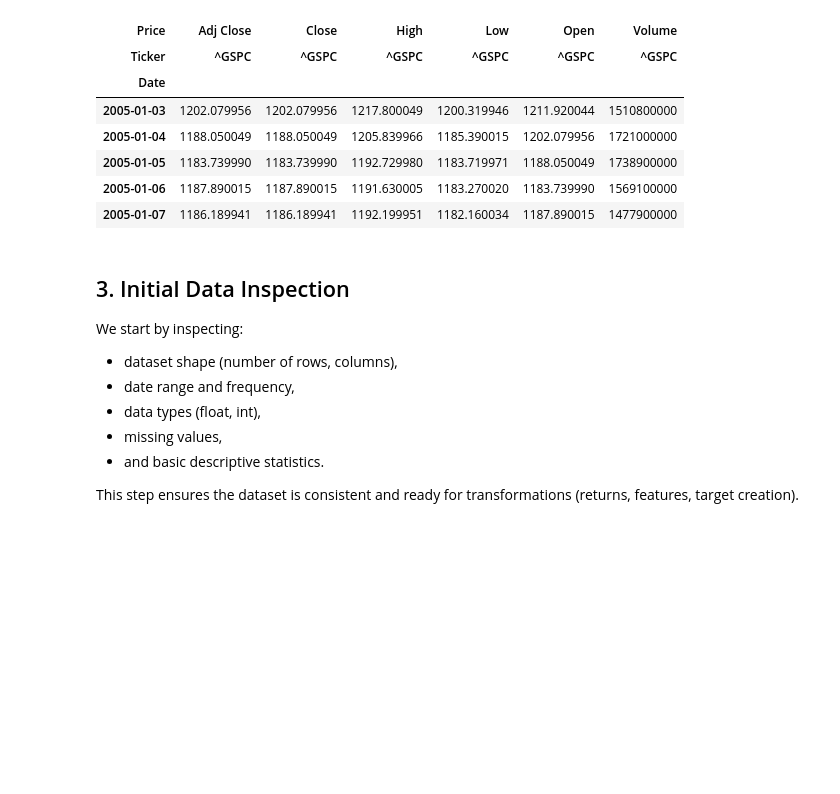
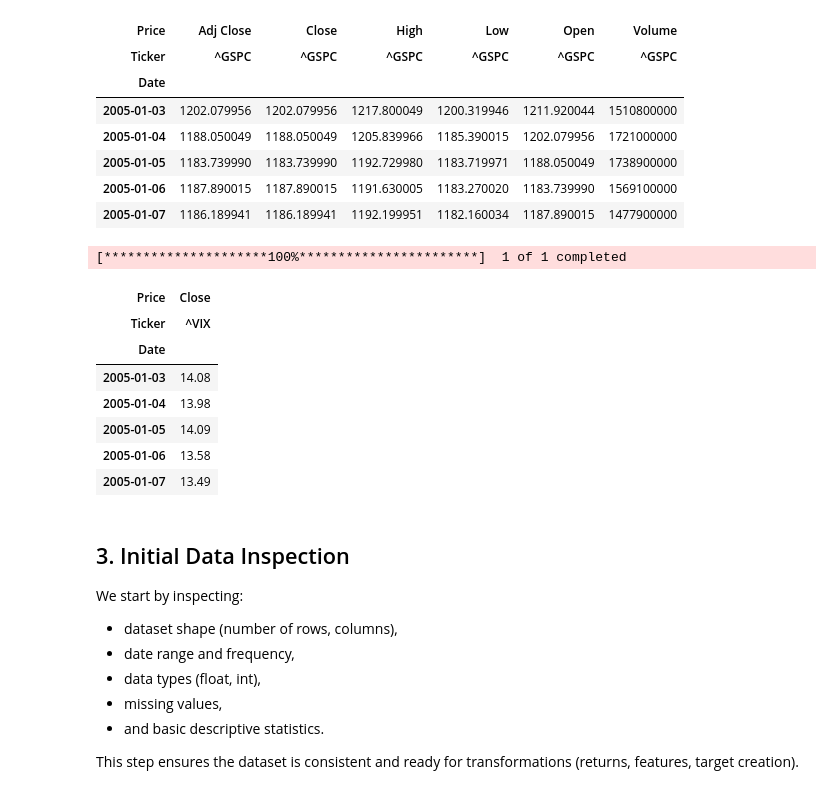
Before and after one commit to EdLac/stock-price-prediction-amazon, a Jupyter notebook: notebooks/01_data_download_and_eda.ipynb, the cells around one changed output. Saved outputs shown, nothing was run; the diff lists cells and outputs as text; code cells hidden in the pictures; blank space fills up the shorter version.

```diff
--- a/notebooks/01_data_download_and_eda.ipynb
+++ b/notebooks/01_data_download_and_eda.ipynb
@@ -92,6 +97,22 @@ sp500.head()
 | 2005-01-05 | 1183.739990 | 1183.739990 | 1192.729980 | 1183.719971 | 1188.050049 | 1738900000 |
 | 2005-01-06 | 1187.890015 | 1187.890015 | 1191.630005 | 1183.270020 | 1183.739990 | 1569100000 |
 | 2005-01-07 | 1186.189941 | 1186.189941 | 1192.199951 | 1182.160034 | 1187.890015 | 1477900000 |
+# %%
+vix_data = yf.download("^VIX", start="2005-01-01", end="2025-01-01", auto_adjust=False)
+
+# Extract only the "close" column
+vix_close = vix_data[['Close']]
+vix_close.head()
+# %% [output]
+[*********************100%***********************]  1 of 1 completed
+| Price | Close |
+| Ticker | ^VIX |
+| Date |  |
+| 2005-01-03 | 14.08 |
+| 2005-01-04 | 13.98 |
+| 2005-01-05 | 14.09 |
+| 2005-01-06 | 13.58 |
+| 2005-01-07 | 13.49 |
 # %% [markdown]
 ## 3. Initial Data Inspection
 
```
Also changed, not shown: parts of 21 cells of this notebook, 1 other file.
